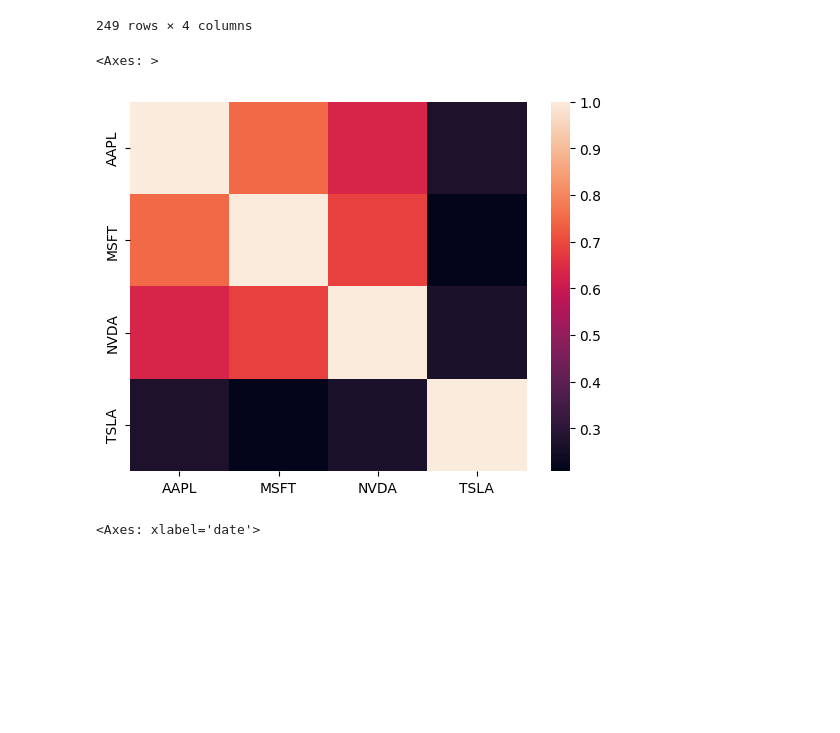
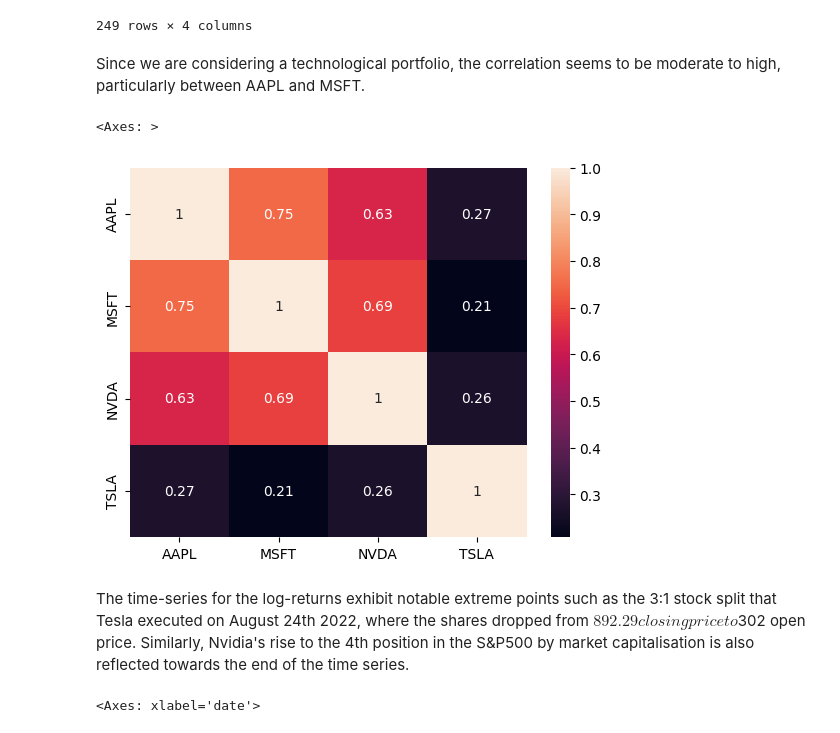
Before and after one commit to JoseArtes/montecarlo-basics-fin-maths, a Jupyter notebook: notebooks/montecarlo.ipynb, the cells around one changed output. Cells and saved outputs as stored; diff of their text form; code cells hidden in the pictures; blank space fills up the shorter version.

```diff
--- a/notebooks/montecarlo.ipynb
+++ b/notebooks/montecarlo.ipynb
@@ -90,3 +119,3 @@ Let us assume we hold a portfolio in which we hold proportions $\vec{\pi}=\left(
 # %%
-df_raw = pd.read_csv("./stocks_raw.csv")
-df_returns = pd.read_csv("./stocks_returns.csv", index_col="date")
+df_raw = pd.read_csv("data/stocks_raw.csv")
+df_returns = pd.read_csv("data/stocks_returns.csv", index_col="date")
@@ -116,11 +154,15 @@ df_returns
 | 2023-06-01 | 0.015896 | 0.012679 | 0.049905 | 0.017451 |
 | 2023-06-02 | 0.004764 | 0.008443 | -0.011202 | 0.030608 |
 249 rows × 4 columns
+# %% [markdown]
+Since we are considering a technological portfolio, the correlation seems to be moderate to high, particularly between AAPL and MSFT.
 # %%
-sns.heatmap(df_returns.corr())
+sns.heatmap(df_returns.corr(), annot=True)
 # %% [output]
 <Axes: >
-[figure, old version]
+[figure, new version]
+# %% [markdown]
+The time-series for the log-returns exhibit notable extreme points such as the 3:1 stock split that Tesla executed on August 24th 2022, where the shares dropped from $892.29 closing price to $302 open price. Similarly, Nvidia's rise to the 4th position in the S&P500 by market capitalisation is also reflected towards the end of the time series.
 # %%
 df_returns.plot(figsize=(9,6),rot=90)
 # %% [output]
```
Also changed, not shown: parts of 39 cells of this notebook, 2 other files.
